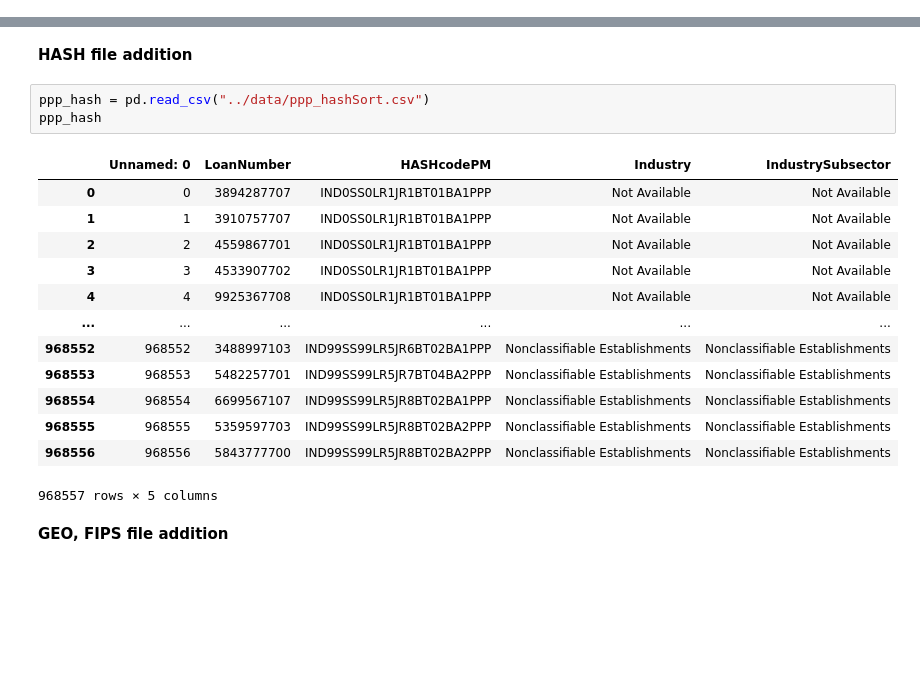
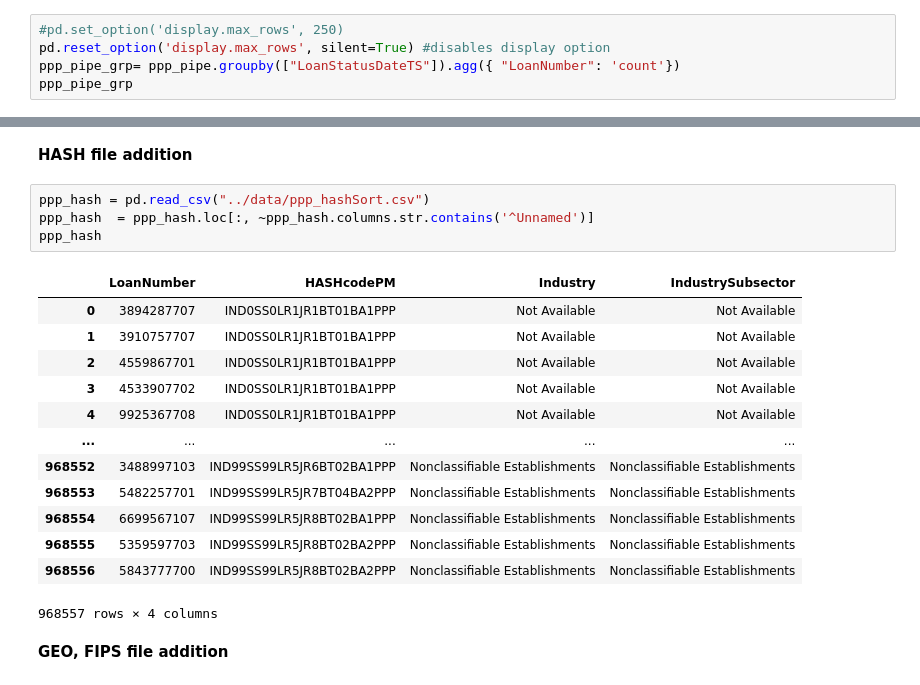
Before and after one commit to cspence001/mapdata_finalization_notebooks, a Jupyter notebook: main_concat.ipynb, the cells around one changed output, grey strips where cells are left out. Saved outputs shown, nothing was run; the diff lists cells and outputs as text; blank space fills up the shorter version.

Commit message:
update process_check, pipe_labeling

```diff
--- a/main_concat.ipynb
+++ b/main_concat.ipynb
@@ -17,3 +16,8 @@ ppp_pipe.head()
 | 3 | 6223567700 | 20200501 | 920 | SANTA ANA DISTRICT OFFICE | PPP | KIRTLEY CONSTRUCTION INC | ... |
 | 4 | 9662437702 | 20200501 | 101 | MASSACHUSETTS DISTRICT OFFICE | PPP | AERO BOX LLC | ... |
 5 rows × 43 columns
+# %%
+#pd.set_option('display.max_rows', 250)
+pd.reset_option('display.max_rows', silent=True) #disables display option
+ppp_pipe_grp= ppp_pipe.groupby(["LoanStatusDateTS"]).agg({ "LoanNumber": 'count'})
+ppp_pipe_grp
@@ -49,21 +68,22 @@ ppp_pipe.head()
 <b>HASH file addition
 # %%
 ppp_hash = pd.read_csv("../data/ppp_hashSort.csv")
+ppp_hash  = ppp_hash.loc[:, ~ppp_hash.columns.str.contains('^Unnamed')]
 ppp_hash
 # %% [output]
-|  | Unnamed: 0 | LoanNumber | HASHcodePM | Industry | IndustrySubsector |
-| 0 | 0 | 3894287707 | IND0SS0LR1JR1BT01BA1PPP | Not Available | Not Available |
-| 1 | 1 | 3910757707 | IND0SS0LR1JR1BT01BA1PPP | Not Available | Not Available |
-| 2 | 2 | 4559867701 | IND0SS0LR1JR1BT01BA1PPP | Not Available | Not Available |
-| 3 | 3 | 4533907702 | IND0SS0LR1JR1BT01BA1PPP | Not Available | Not Available |
-| 4 | 4 | 9925367708 | IND0SS0LR1JR1BT01BA1PPP | Not Available | Not Available |
-| ... | ... | ... | ... | ... | ... |
-| 968552 | 968552 | 3488997103 | IND99SS99LR5JR6BT02BA1PPP | Nonclassifiable Establishments | Nonclassifiable Establishments |
-| 968553 | 968553 | 5482257701 | IND99SS99LR5JR7BT04BA2PPP | Nonclassifiable Establishments | Nonclassifiable Establishments |
-| 968554 | 968554 | 6699567107 | IND99SS99LR5JR8BT02BA1PPP | Nonclassifiable Establishments | Nonclassifiable Establishments |
-| 968555 | 968555 | 5359597703 | IND99SS99LR5JR8BT02BA2PPP | Nonclassifiable Establishments | Nonclassifiable Establishments |
-| 968556 | 968556 | 5843777700 | IND99SS99LR5JR8BT02BA2PPP | Nonclassifiable Establishments | Nonclassifiable Establishments |
+|  | LoanNumber | HASHcodePM | Industry | IndustrySubsector |
+| 0 | 3894287707 | IND0SS0LR1JR1BT01BA1PPP | Not Available | Not Available |
+| 1 | 3910757707 | IND0SS0LR1JR1BT01BA1PPP | Not Available | Not Available |
+| 2 | 4559867701 | IND0SS0LR1JR1BT01BA1PPP | Not Available | Not Available |
+| 3 | 4533907702 | IND0SS0LR1JR1BT01BA1PPP | Not Available | Not Available |
+| 4 | 9925367708 | IND0SS0LR1JR1BT01BA1PPP | Not Available | Not Available |
+| ... | ... | ... | ... | ... |
+| 968552 | 3488997103 | IND99SS99LR5JR6BT02BA1PPP | Nonclassifiable Establishments | Nonclassifiable Establishments |
+| 968553 | 5482257701 | IND99SS99LR5JR7BT04BA2PPP | Nonclassifiable Establishments | Nonclassifiable Establishments |
+| 968554 | 6699567107 | IND99SS99LR5JR8BT02BA1PPP | Nonclassifiable Establishments | Nonclassifiable Establishments |
+| 968555 | 5359597703 | IND99SS99LR5JR8BT02BA2PPP | Nonclassifiable Establishments | Nonclassifiable Establishments |
+| 968556 | 5843777700 | IND99SS99LR5JR8BT02BA2PPP | Nonclassifiable Establishments | Nonclassifiable Establishments |
-968557 rows × 5 columns
+968557 rows × 4 columns
 # %% [markdown]
 <b>GEO, FIPS file addition
 # %%
```
Also changed, not shown: parts of 6 cells of this notebook, 6 other files.
